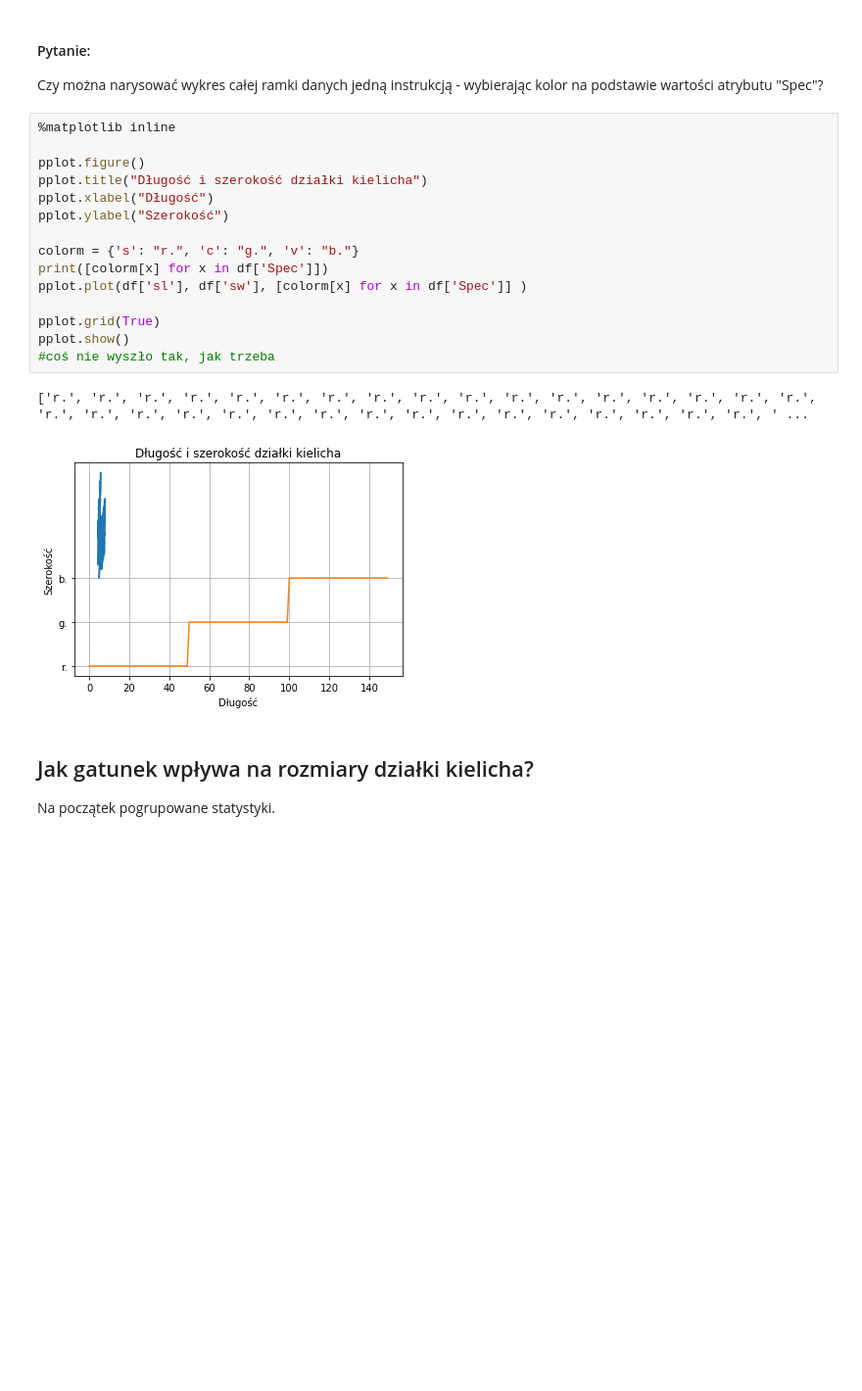
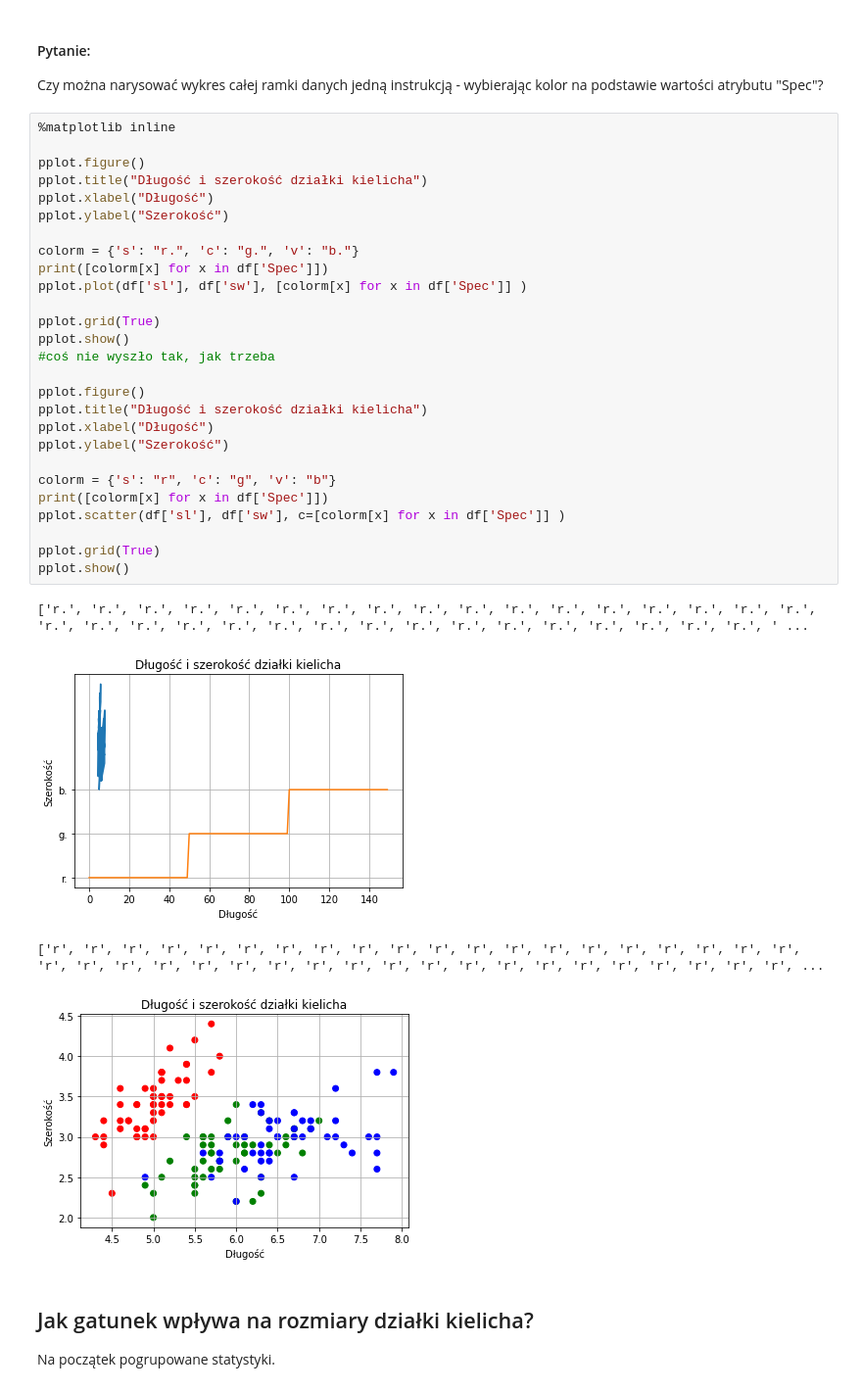
Before and after one commit to PiotrMaciejKowalski/kurs-analiza-danych-2022, a Jupyter notebook: Tydzień 3/Podstawy_analizy_danych.ipynb, the cells around one changed output. Shown at 98% size. Cells and saved outputs as stored; diff of their text form; blank space fills up the shorter version.

```diff
--- a/Tydzień 3/Podstawy_analizy_danych.ipynb
+++ b/Tydzień 3/Podstawy_analizy_danych.ipynb
@@ -85,21 +105,35 @@ Czy można narysować wykres całej ramki danych jedną instrukcją - wybierają
 # %%
 %matplotlib inline
 
 pplot.figure()
 pplot.title("Długość i szerokość działki kielicha")
 pplot.xlabel("Długość")
 pplot.ylabel("Szerokość")
 
 colorm = {'s': "r.", 'c': "g.", 'v': "b."}
 print([colorm[x] for x in df['Spec']])
 pplot.plot(df['sl'], df['sw'], [colorm[x] for x in df['Spec']] )
 
 pplot.grid(True)
 pplot.show()
 #coś nie wyszło tak, jak trzeba
+
+pplot.figure()
+pplot.title("Długość i szerokość działki kielicha")
+pplot.xlabel("Długość")
+pplot.ylabel("Szerokość")
+
+colorm = {'s': "r", 'c': "g", 'v': "b"}
+print([colorm[x] for x in df['Spec']])
+pplot.scatter(df['sl'], df['sw'], c=[colorm[x] for x in df['Spec']] )
+
+pplot.grid(True)
+pplot.show()
 # %% [output]
 ['r.', 'r.', 'r.', 'r.', 'r.', 'r.', 'r.', 'r.', 'r.', 'r.', 'r.', 'r.', 'r.', 'r.', 'r.', 'r.', 'r.', 'r.', 'r.', 'r.', 'r.', 'r.', 'r.', 'r.', 'r.', 'r.', 'r.', 'r.', 'r.', 'r.', 'r.', 'r.', 'r.', ' ...
 [figure]
+['r', 'r', 'r', 'r', 'r', 'r', 'r', 'r', 'r', 'r', 'r', 'r', 'r', 'r', 'r', 'r', 'r', 'r', 'r', 'r', 'r', 'r', 'r', 'r', 'r', 'r', 'r', 'r', 'r', 'r', 'r', 'r', 'r', 'r', 'r', 'r', 'r', 'r', 'r', 'r', ...
+[figure, added]
 # %% [markdown]
 ## Jak gatunek wpływa na rozmiary działki kielicha?
 
```
Also changed, not shown: parts of 9 cells of this notebook.
